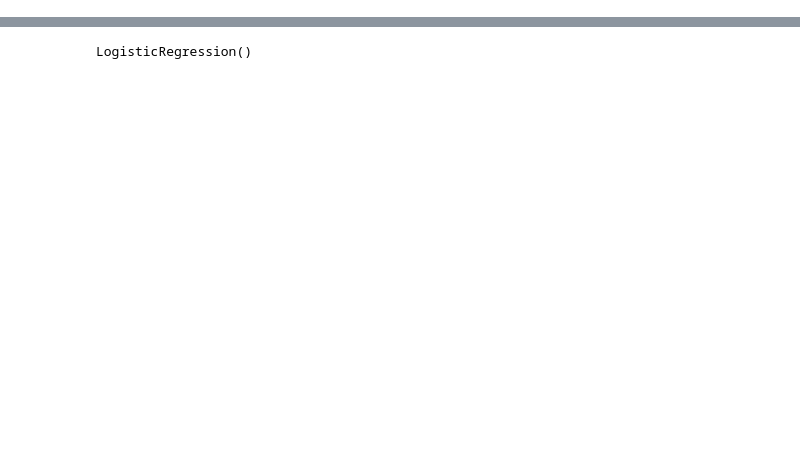
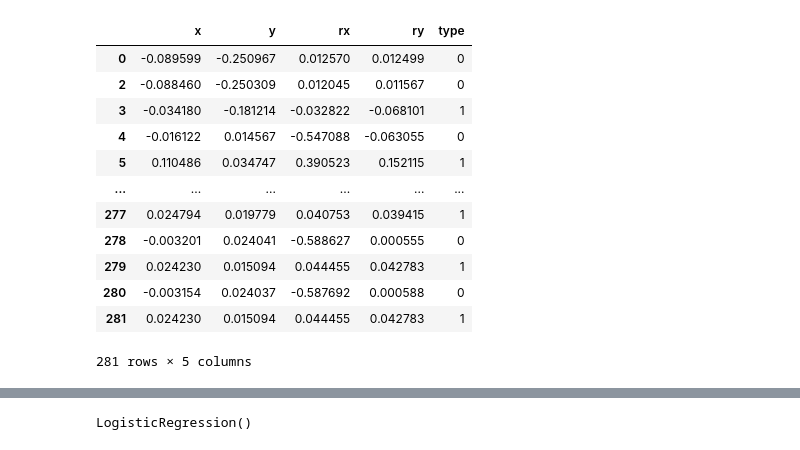
Before and after one commit to jishen027/FPS_Player_intent_detector, a Jupyter notebook: data-analysis/controllerDataAnalysis.ipynb, the cells around one changed output, grey strips where cells are left out. Cells and saved outputs as stored; diff of their text form; code cells hidden in the pictures; blank space fills up the shorter version.

```diff
--- a/data-analysis/controllerDataAnalysis.ipynb
+++ b/data-analysis/controllerDataAnalysis.ipynb
@@ -53,0 +24,16 @@ df_2.info
+# %%
+df.dropna(axis=0, how='any')
+# %% [output]
+|  | x | y | rx | ry | type |
+| 0 | -0.089599 | -0.250967 | 0.012570 | 0.012499 | 0 |
+| 2 | -0.088460 | -0.250309 | 0.012045 | 0.011567 | 0 |
+| 3 | -0.034180 | -0.181214 | -0.032822 | -0.068101 | 1 |
+| 4 | -0.016122 | 0.014567 | -0.547088 | -0.063055 | 0 |
+| 5 | 0.110486 | 0.034747 | 0.390523 | 0.152115 | 1 |
+| ... | ... | ... | ... | ... | ... |
+| 277 | 0.024794 | 0.019779 | 0.040753 | 0.039415 | 1 |
+| 278 | -0.003201 | 0.024041 | -0.588627 | 0.000555 | 0 |
+| 279 | 0.024230 | 0.015094 | 0.044455 | 0.042783 | 1 |
+| 280 | -0.003154 | 0.024037 | -0.587692 | 0.000588 | 0 |
+| 281 | 0.024230 | 0.015094 | 0.044455 | 0.042783 | 1 |
+281 rows × 5 columns
```
Also changed, not shown: parts of 29 cells of this notebook, 7 other files.
